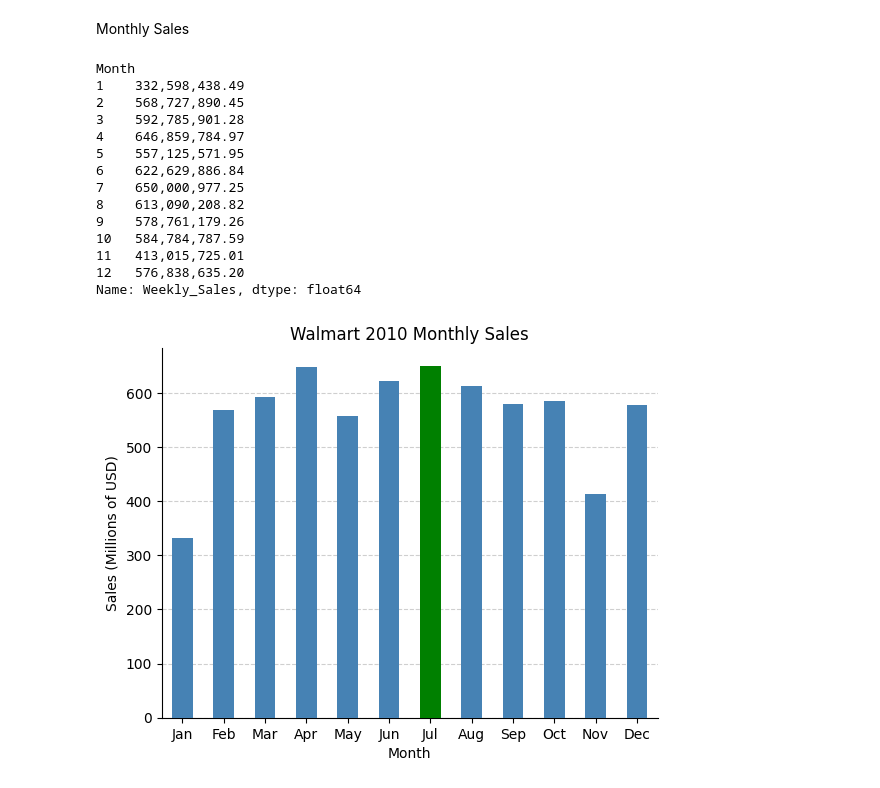
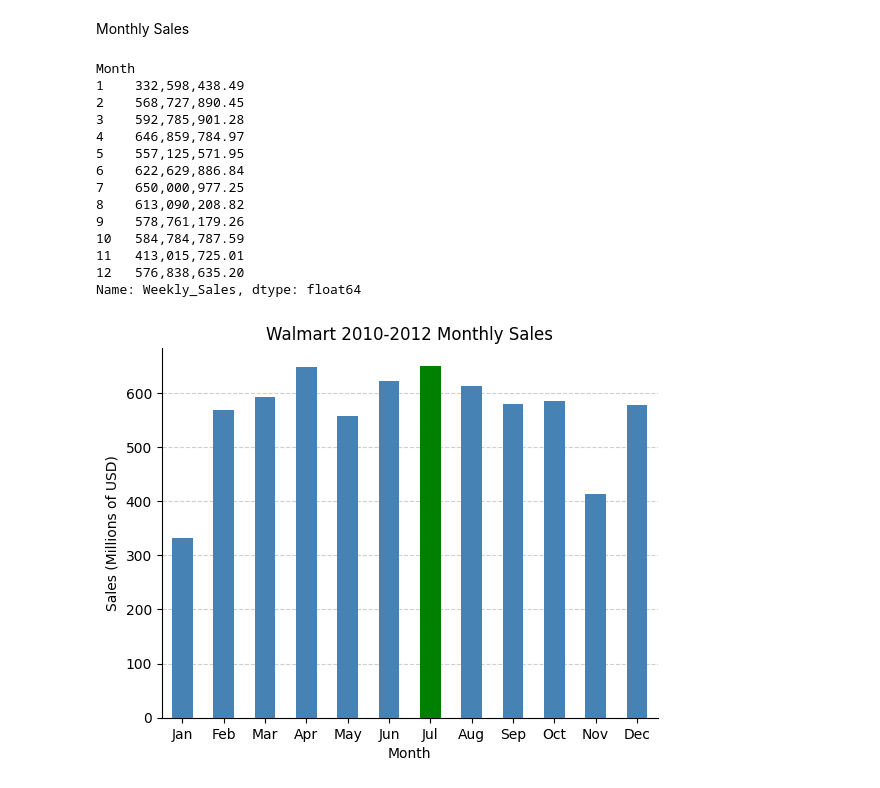
Before and after one commit to jcvd3v/retail-sales-data-insights, a Jupyter notebook: analysis.ipynb, the cells around one changed output. Drawn from its saved outputs; the diff is of its cells as text; code cells hidden in the pictures.

Commit message:
cell: annual sales

```diff
--- a/analysis.ipynb
+++ b/analysis.ipynb
@@ -43,31 +43,31 @@ Monthly Sales
 # %%
 monthly_sales = df.groupby('Month')['Weekly_Sales'].sum()  # group the sales by month and return the total
 top_month = monthly_sales.max()
 worst_month = monthly_sales.min()
 month_names=['Jan', 'Feb', 'Mar', 'Apr', 'May', 'Jun', 'Jul', 'Aug', 'Sep', 'Oct', 'Nov', 'Dec']
 
 print(monthly_sales)
 
 # Graph
 colors = ['green' if v == top_month else 'steelblue' for v in monthly_sales]
-(monthly_sales/1000000).plot(kind='bar', title='Walmart 2010 Monthly Sales', ylabel='Sales (Millions of USD)', color=colors, zorder=4)
+(monthly_sales/1000000).plot(kind='bar', title='Walmart 2010-2012 Monthly Sales', ylabel='Sales (Millions of USD)', color=colors, zorder=4)
 plt.xticks(range(12), month_names, rotation=0)  # show month names
 plt.grid(axis='y', linestyle='--', alpha=0.6, zorder=1)  # grid settings
 plt.gca().spines['top'].set_visible(False) # spines visibility
 plt.gca().spines['right'].set_visible(False)
 # %% [output]
 Month
 1    332,598,438.49
 2    568,727,890.45
 3    592,785,901.28
 4    646,859,784.97
 5    557,125,571.95
 6    622,629,886.84
 7    650,000,977.25
 8    613,090,208.82
 9    578,761,179.26
 10   584,784,787.59
 11   413,015,725.01
 12   576,838,635.20
 Name: Weekly_Sales, dtype: float64
-[figure, old version]
+[figure, new version]
```
Also changed, not shown: parts of 2 cells of this notebook, 1 other file.
